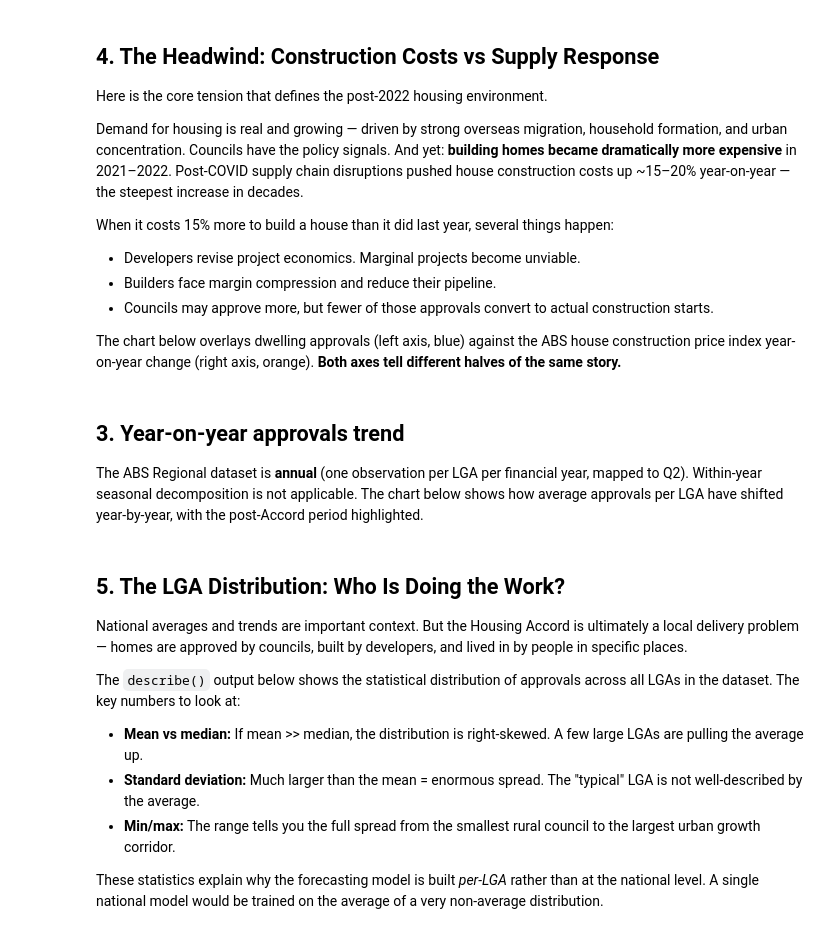
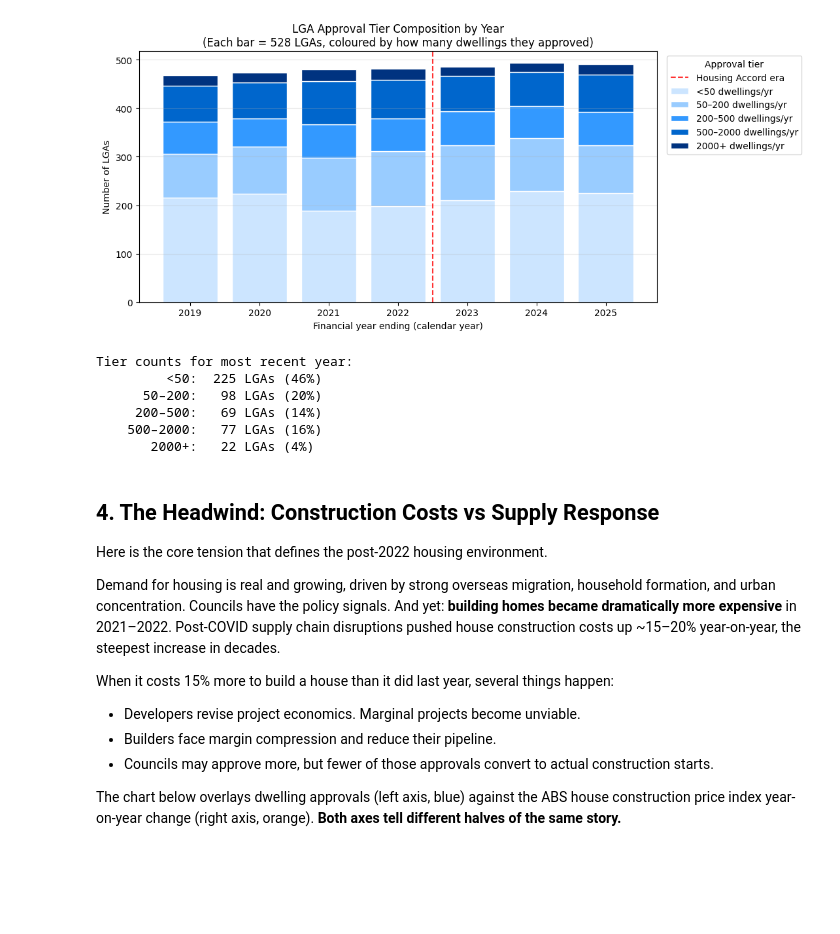
Before and after one commit to masoudraimi/Housing-Approval-Forecaster, a Jupyter notebook: notebooks/01_eda.ipynb, the cells around one changed output. Saved outputs shown, nothing was run; the diff lists cells and outputs as text; code cells hidden in the pictures; blank space fills up the shorter version.

```diff
--- a/notebooks/01_eda.ipynb
+++ b/notebooks/01_eda.ipynb
@@ -82,9 +97,57 @@ plt.show()
+# %%
+tiers = [0, 50, 200, 500, 2000, float('inf')]
+tier_labels = ['<50', '50–200', '200–500', '500–2000', '2000+']
+tier_colors = ['#cce5ff', '#99ccff', '#3399ff', '#0066cc', '#003380']
+
+yearly_tiers = {}
+for q in sorted(df['quarter'].unique()):
+    year = q.start_time.year
+    vals = df[df['quarter'] == q]['dwellings_approved'].values
+    counts = [int(np.sum((vals >= lo) & (vals < hi)))
+              for lo, hi in zip(tiers[:-1], tiers[1:])]
+    yearly_tiers[year] = counts
+
+years = sorted(yearly_tiers.keys())
+data = np.array([yearly_tiers[yr] for yr in years])
+
+fig, ax = plt.subplots(figsize=(11, 5))
+bottom = np.zeros(len(years))
+for j, (label, color) in enumerate(zip(tier_labels, tier_colors)):
+    bars = ax.bar(range(len(years)), data[:, j], bottom=bottom,
+                  label=f'{label} dwellings/yr', color=color, edgecolor='white')
+    bottom += data[:, j]
+
+ax.set_xticks(range(len(years)))
+ax.set_xticklabels([str(y) for y in years])
+ax.set_xlabel('Financial year ending (calendar year)')
+ax.set_ylabel('Number of LGAs')
+ax.axvline(len(years) - len([y for y in years if y >= 2023]) - 0.5,
+           color='red', linestyle='--', alpha=0.8, label='Housing Accord era')
+ax.set_title('LGA Approval Tier Composition by Year\n'
+             '(Each bar = 528 LGAs, coloured by how many dwellings they approved)')
+ax.legend(title='Approval tier', bbox_to_anchor=(1.01, 1), loc='upper left')
+ax.grid(axis='y', alpha=0.3)
+plt.tight_layout()
+plt.show()
+
+print('Tier counts for most recent year:')
+for label, count in zip(tier_labels, yearly_tiers[years[-1]]):
+    pct = count / sum(yearly_tiers[years[-1]]) * 100
+    print(f'  {label:>10}: {count:4d} LGAs ({pct:.0f}%)')
+# %% [output]
+[figure, added]
+Tier counts for most recent year:
+         <50:  225 LGAs (46%)
+      50–200:   98 LGAs (20%)
+     200–500:   69 LGAs (14%)
+    500–2000:   77 LGAs (16%)
+       2000+:   22 LGAs (4%)
 # %% [markdown]
 ## 4. The Headwind: Construction Costs vs Supply Response
 
 Here is the core tension that defines the post-2022 housing environment.
 
-Demand for housing is real and growing — driven by strong overseas migration, household formation, and urban concentration. Councils have the policy signals. And yet: **building homes became dramatically more expensive** in 2021–2022. Post-COVID supply chain disruptions pushed house construction costs up ~15–20% year-on-year — the steepest increase in decades.
+Demand for housing is real and growing, driven by strong overseas migration, household formation, and urban concentration. Councils have the policy signals. And yet: **building homes became dramatically more expensive** in 2021–2022. Post-COVID supply chain disruptions pushed house construction costs up ~15–20% year-on-year, the steepest increase in decades.
 
 When it costs 15% more to build a house than it did last year, several things happen:
 - Developers revise project economics. Marginal projects become unviable.
@@ -92,18 +155,3 @@ When it costs 15% more to build a house than it did last year, several things ha
 - Councils may approve more, but fewer of those approvals convert to actual construction starts.
 
 The chart below overlays dwelling approvals (left axis, blue) against the ABS house construction price index year-on-year change (right axis, orange). **Both axes tell different halves of the same story.**
-# %% [markdown]
-## 3. Year-on-year approvals trend
-
-The ABS Regional dataset is **annual** (one observation per LGA per financial year, mapped to Q2). Within-year seasonal decomposition is not applicable. The chart below shows how average approvals per LGA have shifted year-by-year, with the post-Accord period highlighted.
-# %% [markdown]
-## 5. The LGA Distribution: Who Is Doing the Work?
-
-National averages and trends are important context. But the Housing Accord is ultimately a local delivery problem — homes are approved by councils, built by developers, and lived in by people in specific places.
-
-The `describe()` output below shows the statistical distribution of approvals across all LGAs in the dataset. The key numbers to look at:
-- **Mean vs median:** If mean >> median, the distribution is right-skewed. A few large LGAs are pulling the average up.
-- **Standard deviation:** Much larger than the mean = enormous spread. The "typical" LGA is not well-described by the average.
-- **Min/max:** The range tells you the full spread from the smallest rural council to the largest urban growth corridor.
-
-These statistics explain why the forecasting model is built *per-LGA* rather than at the national level. A single national model would be trained on the average of a very non-average distribution.
```
Also changed, not shown: parts of 20 cells of this notebook, 7 other files.
